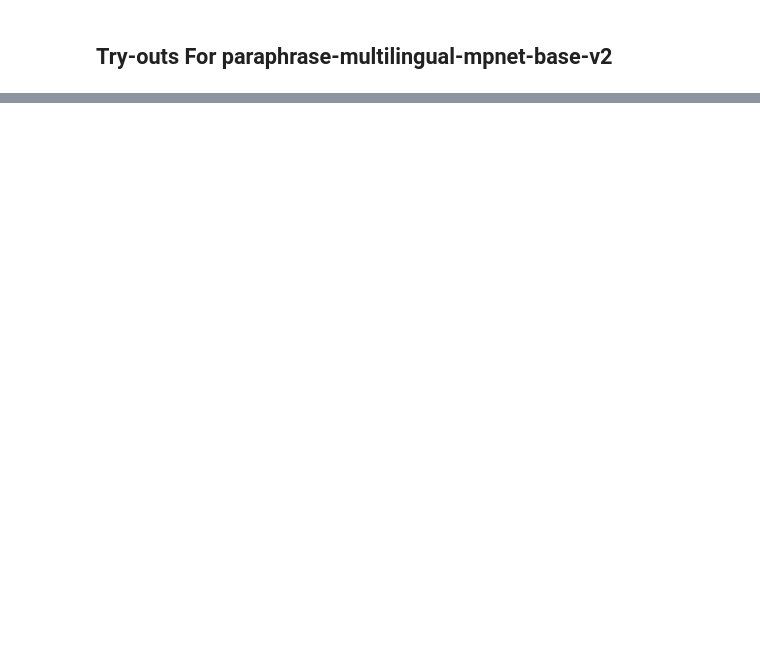
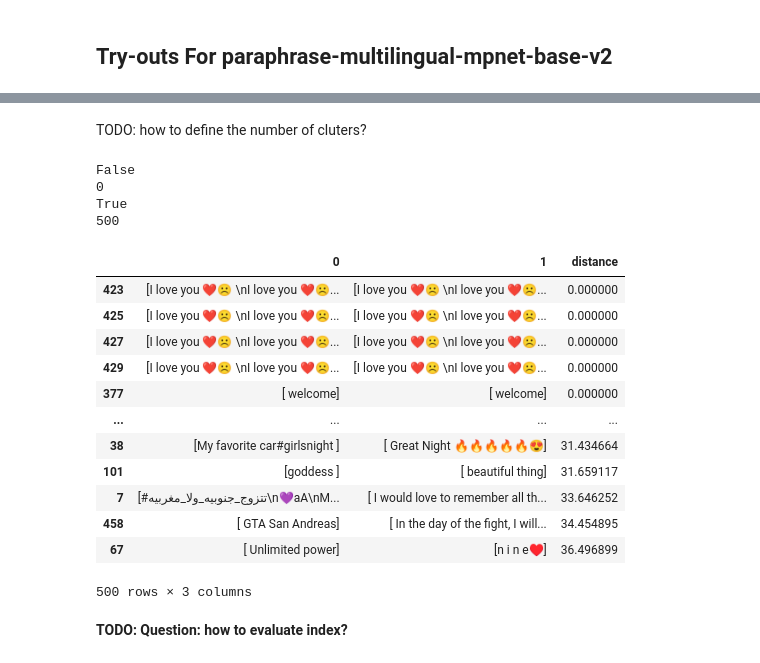
Before and after one commit to zhouhanc/capstone-topic-discovery, a Jupyter notebook: Code.ipynb, the cells around one changed output, grey strips where cells are left out. Saved outputs shown, nothing was run; the diff lists cells and outputs as text; code cells hidden in the pictures; blank space fills up the shorter version.

Commit message:
Adding indexing

```diff
--- a/Code.ipynb
+++ b/Code.ipynb
@@ -235,0 +339,47 @@ mpnet Embedding Time for 5000 Tweets: 362.2280821800232
+# %%
+embed_dimension = embeddings.shape[1]
+nlist = 10  # number of clusters
+quantiser = faiss.IndexFlatL2(embed_dimension)  # flat indexing
+index = faiss.IndexIVFFlat(quantiser, embed_dimension, nlist, faiss.METRIC_L2)
+# %% [markdown]
+TODO: how to define the number of cluters?
+# %%
+print(index.is_trained)   # False
+index.train(embeddings)  # train on the database vectors
+print(index.ntotal)   # 0
+index.add(embeddings)   # add the vectors and update the index
+print(index.is_trained)  # True
+print(index.ntotal)
+# %% [output]
+False
+0
+True
+500
+# %%
+nprobe = 2  # find 2 most similar clusters
+k = 2  # return 3 nearest neighbours
+
+distances, indices = index.search(embeddings, k)
+# %%
+similar_tweets = []
+for i, j in indices: similar_tweets.append([[sample_tweets[i]],[sample_tweets[j]]])
+# %%
+simiar_check = pd.DataFrame(similar_tweets)
+simiar_check['distance'] = distances[:,1]
+simiar_check.sort_values(by='distance')
+# %% [output]
+|  | 0 | 1 | distance |
+| 423 | [I love you ❤️☹️ \nI love you ❤️☹... | [I love you ❤️☹️ \nI love you ❤️☹... | 0.000000 |
+| 425 | [I love you ❤️☹️ \nI love you ❤️☹... | [I love you ❤️☹️ \nI love you ❤️☹... | 0.000000 |
+| 427 | [I love you ❤️☹️ \nI love you ❤️☹... | [I love you ❤️☹️ \nI love you ❤️☹... | 0.000000 |
+| 429 | [I love you ❤️☹️ \nI love you ❤️☹... | [I love you ❤️☹️ \nI love you ❤️☹... | 0.000000 |
+| 377 | [ welcome] | [ welcome] | 0.000000 |
+| ... | ... | ... | ... |
+| 38 | [My favorite car#girlsnight ] | [ Great Night 🔥🔥🔥🔥🔥😍] | 31.434664 |
+| 101 | [goddess ] | [ beautiful thing] | 31.659117 |
+| 7 | [#تتزوج_جنوبيه_ولا_مغربيه\n💜aA\nM... | [ I would love to remember all th... | 33.646252 |
+| 458 | [ GTA San Andreas] | [ In the day of the fight, I will... | 34.454895 |
+| 67 | [ Unlimited power] | [n i n e♥️] | 36.496899 |
+500 rows × 3 columns
+# %% [markdown]
+**TODO: Question: how to evaluate index?**
```
Also changed, not shown: parts of 19 cells of this notebook.
